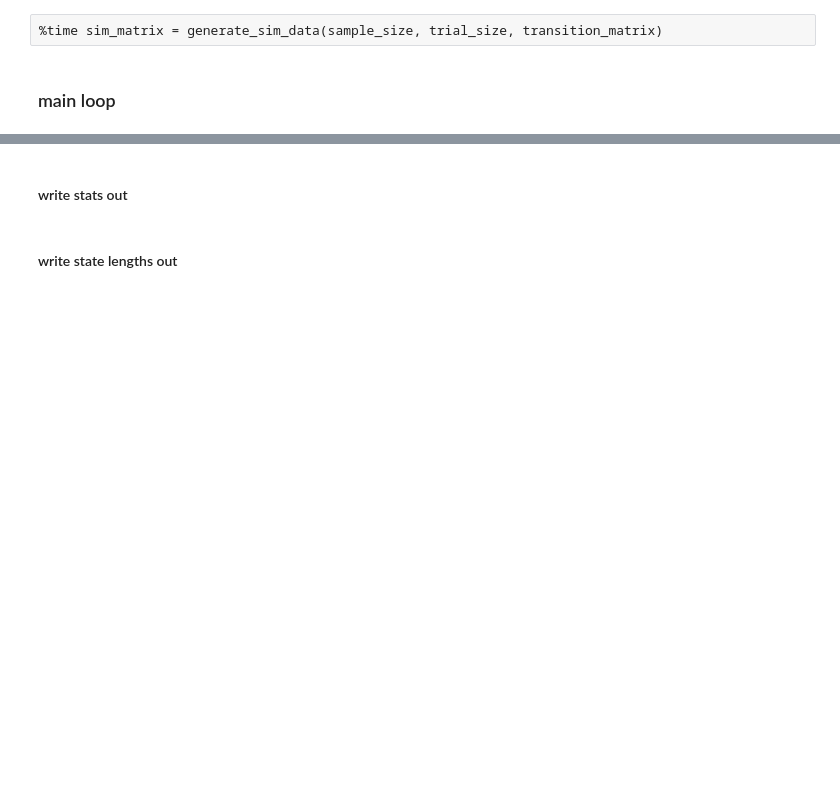
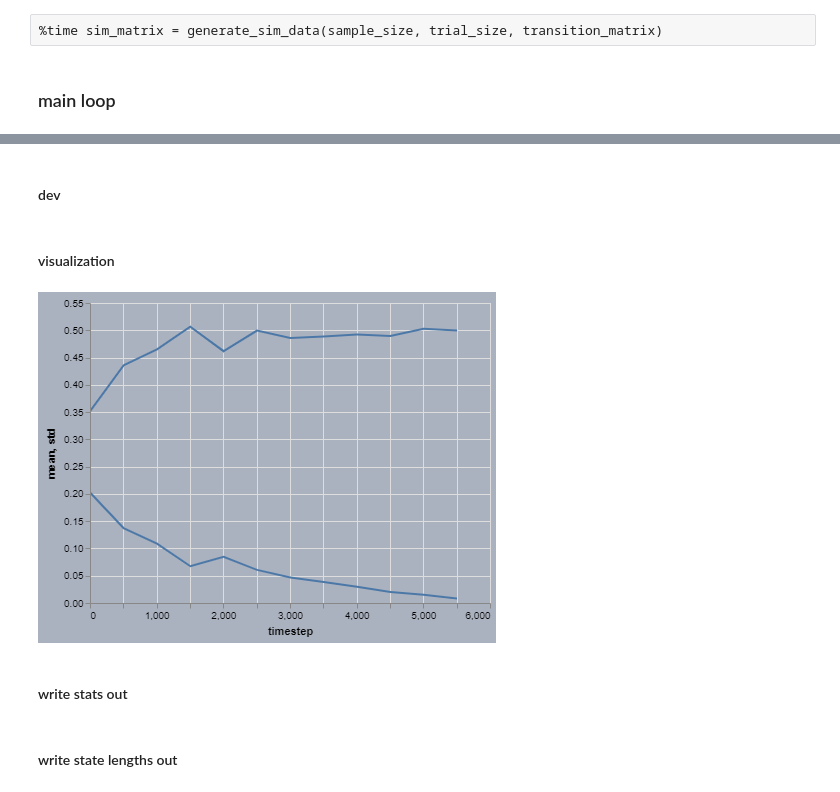
Before and after one commit to tjbergst/data-parsing, a Jupyter notebook: markov-dev.ipynb, the cells around one changed output, grey strips where cells are left out. Saved outputs shown, nothing was run; the diff lists cells and outputs as text; code cells hidden in the pictures; blank space fills up the shorter version.

```diff
--- a/markov-dev.ipynb
+++ b/markov-dev.ipynb
@@ -231,8 +232,8 @@ master_dictionary = {
 }
 sim_matrix_list = []
 
-sample_size = int(1e6)
-trial_size = 1
+sample_size = int(1e4)
+trial_size = 10
 
 for row in tqdm_notebook(tmat_df.itertuples(), total=tmat_df.shape[0]):
     transition_matrix = [row.OnOn, row.OnOff, row.OffOff, row.OffOn]
@@ -258,0 +260,25 @@ print(f'total elapsed time: {(time.time() - start_time)/60:0.2f} minutes')
+# %% [markdown]
+#### dev
+# %%
+df_dict = {
+    timestep: (
+        pd.DataFrame(
+            stats['state_lengths'],
+            columns=['duration','frequency']
+        )
+    )
+    for timestep, stats in master_dictionary.items()
+}
+# %%
+stats_list = [
+    {
+        'timestep': timestep,
+        'mean': stats['mean'],
+        'std': stats['std']
+    }
+    for timestep, stats in master_dictionary.items()
+]
+
+stats_df = pd.DataFrame(stats_list)[['timestep','mean','std']]
+# %% [markdown]
+#### visualization
@@ -259,3 +287,23 @@ print(f'total elapsed time: {(time.time() - start_time)/60:0.2f} minutes')
+# %%
+base = alt.Chart(
+    stats_df
+).mark_line(
+).encode(
+    alt.X('timestep:Q'),
+    tooltip = [
+        alt.Tooltip('timestep:Q'),
+        alt.Tooltip('mean:Q'),
+        alt.Tooltip('std:Q', format='0.2f')
+    ]
+)
+
+alt.layer(
+    base.encode(alt.Y('mean:Q')),
+    base.encode(alt.Y('std:Q')),
+    background='#abb2bf'
+).interactive()
+# %% [output]
+[figure, added]
 # %% [markdown]
 #### write stats out
 # %%
```
Also changed, not shown: parts of 4 cells of this notebook.
